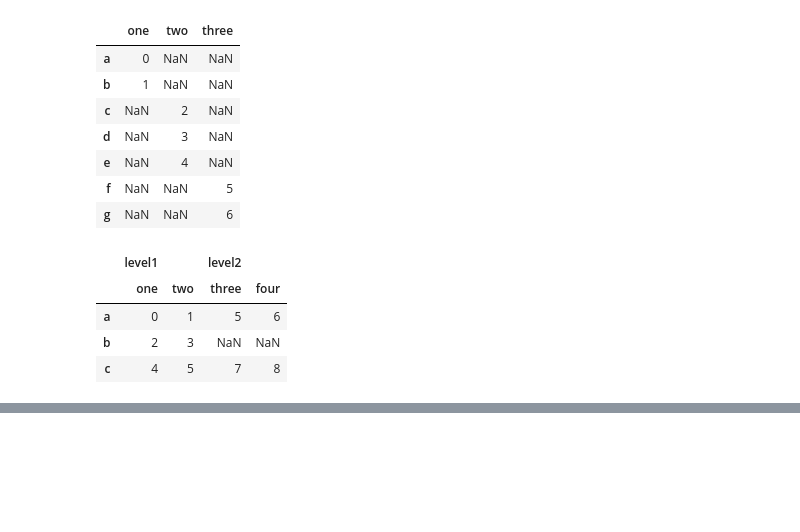
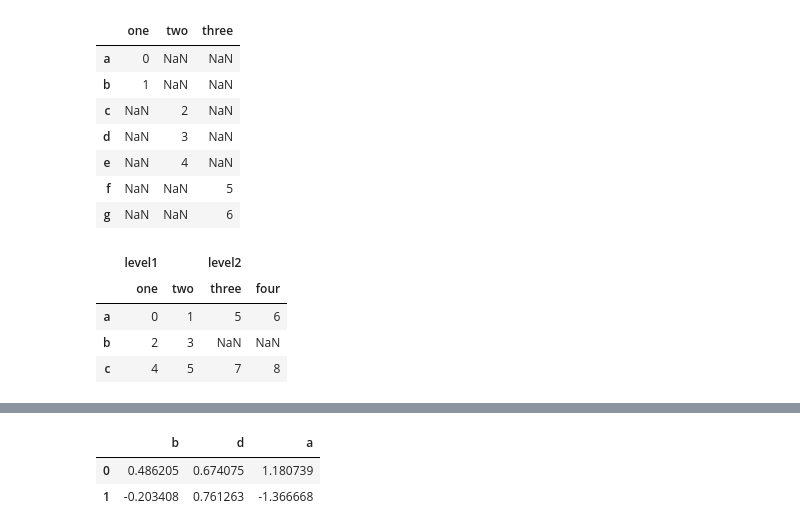
Before and after one commit to t-redactyl/Python-for-data-analysis, a Jupyter notebook: pfda_chapter_7.ipynb, the cells around one changed output, grey strips where cells are left out. Saved outputs shown, nothing was run; the diff lists cells and outputs as text; code cells hidden in the pictures; blank space fills up the shorter version.

```diff
--- a/pfda_chapter_7.ipynb
+++ b/pfda_chapter_7.ipynb
@@ -402,0 +432,6 @@ pd.concat([df1, df2], axis = 1, keys = ['level1', 'level2'])
+# %%
+df2
+# %% [output]
+|  | b | d | a |
+| 0 | 0.486205 | 0.674075 | 1.180739 |
+| 1 | -0.203408 | 0.761263 | -1.366668 |
```
Also changed, not shown: parts of 9 cells of this notebook.
